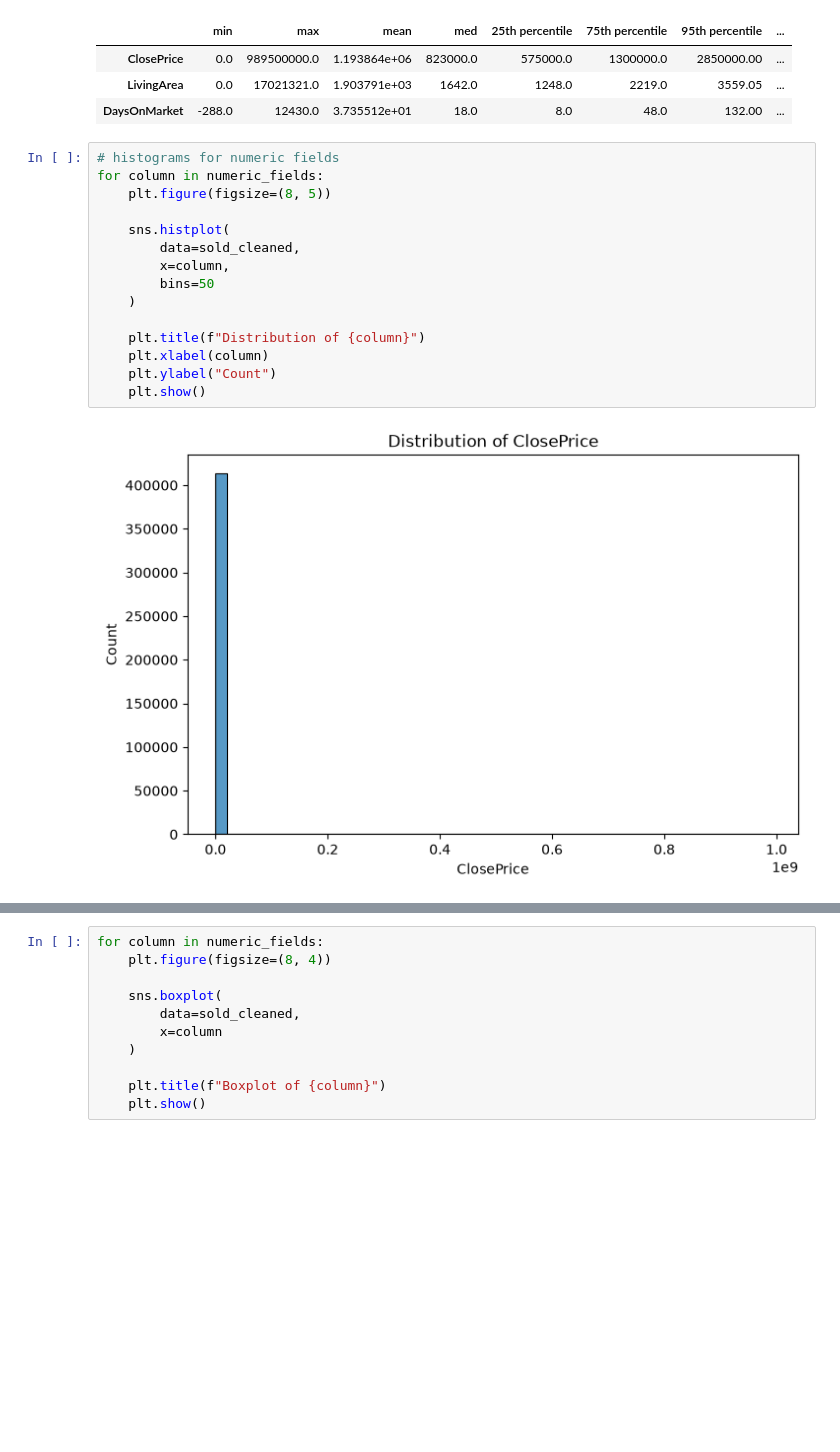
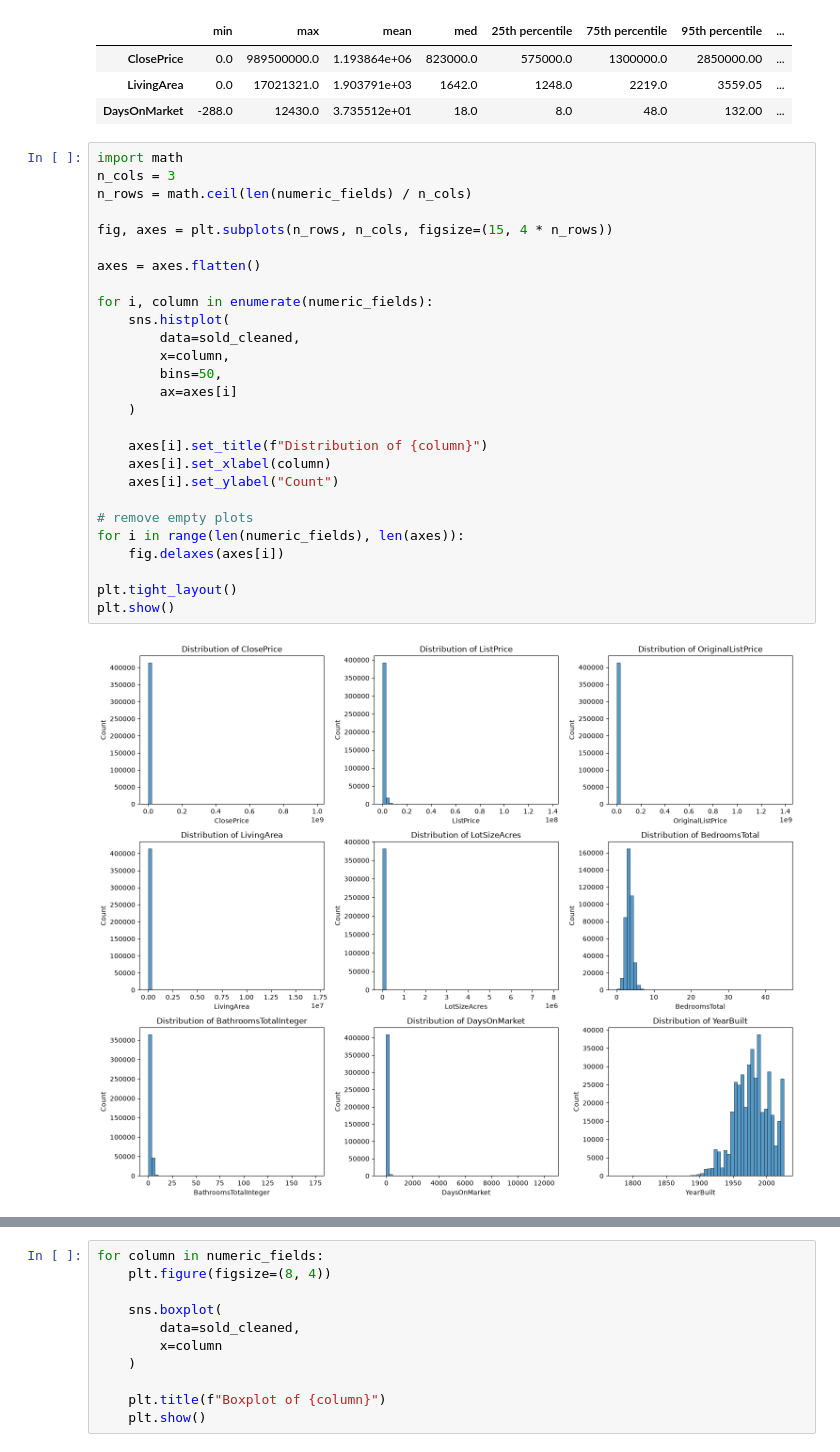
Before and after one commit to melxng/IDX-Exchange-Data-Analyst, a Jupyter notebook: notebooks/w2-3.ipynb, the cells around one changed output, grey strips where cells are left out. Saved outputs shown, nothing was run; the diff lists cells and outputs as text; blank space fills up the shorter version.

```diff
--- a/notebooks/w2-3.ipynb
+++ b/notebooks/w2-3.ipynb
@@ -387,19 +387,31 @@ deliverable_summary
 | LivingArea | 0.0 | 17021321.0 | 1.903791e+03 | 1642.0 | 1248.0 | 2219.0 | 3559.05 | ... |
 | DaysOnMarket | -288.0 | 12430.0 | 3.735512e+01 | 18.0 | 8.0 | 48.0 | 132.00 | ... |
 # %%
-# histograms for numeric fields
-for column in numeric_fields:
-    plt.figure(figsize=(8, 5))
+import math
+n_cols = 3
+n_rows = math.ceil(len(numeric_fields) / n_cols)
 
+fig, axes = plt.subplots(n_rows, n_cols, figsize=(15, 4 * n_rows))
+
+axes = axes.flatten()
+
+for i, column in enumerate(numeric_fields):
     sns.histplot(
         data=sold_cleaned,
         x=column,
-        bins=50
+        bins=50,
+        ax=axes[i]
     )
 
-    plt.title(f"Distribution of {column}")
-    plt.xlabel(column)
-    plt.ylabel("Count")
-    plt.show()
+    axes[i].set_title(f"Distribution of {column}")
+    axes[i].set_xlabel(column)
+    axes[i].set_ylabel("Count")
+
+# remove empty plots
+for i in range(len(numeric_fields), len(axes)):
+    fig.delaxes(axes[i])
+
+plt.tight_layout()
+plt.show()
 # %% [output]
-[figure, old version]
+[figure, new version]
```
Also changed, not shown: parts of 4 cells of this notebook, 9 other files.
